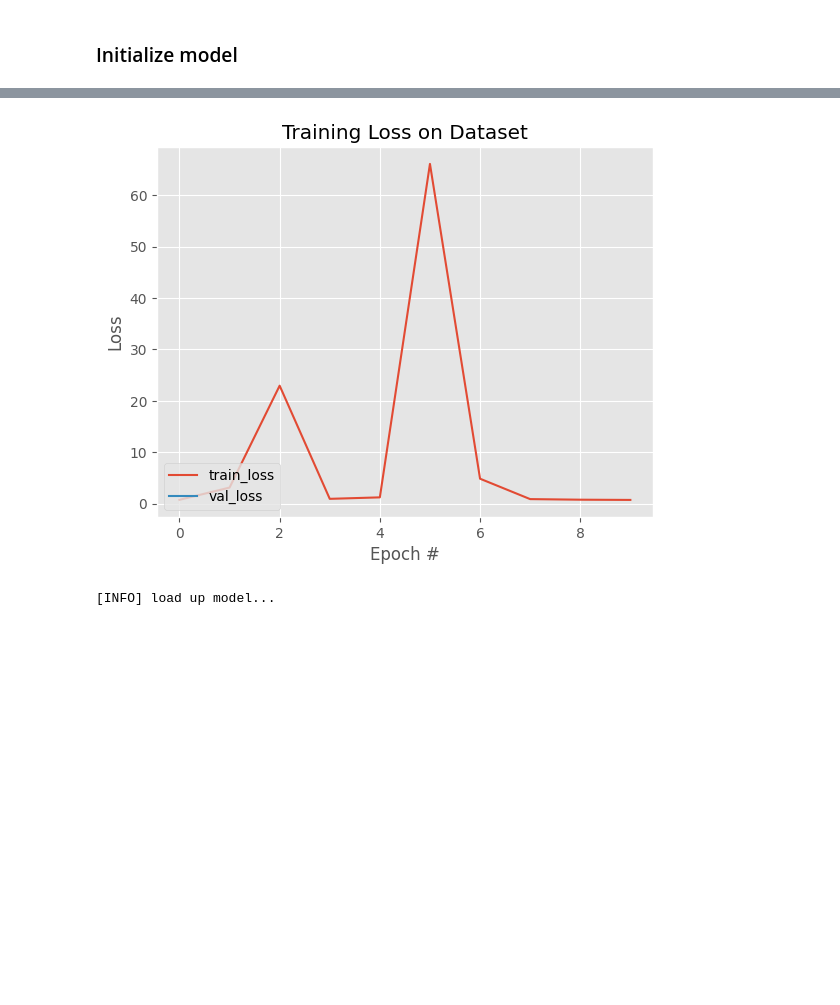
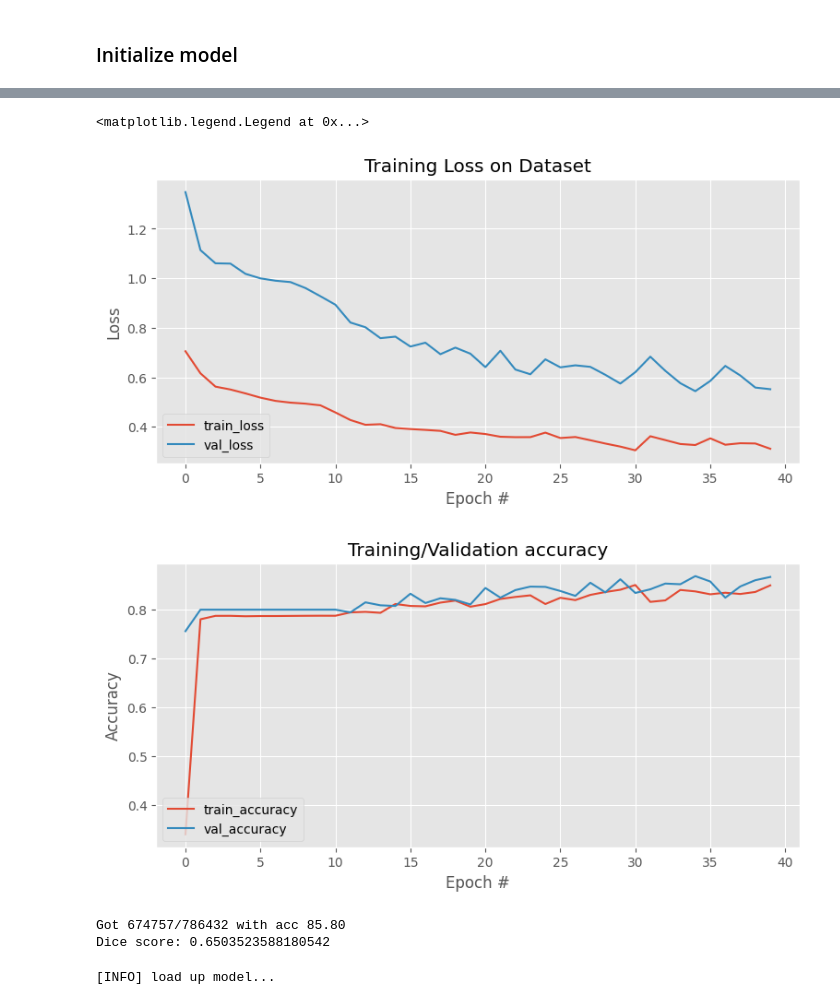
Before and after one commit to helenprokonina/Segmentation, a Jupyter notebook: HW_4.ipynb, the cells around one changed output, grey strips where cells are left out. Drawn from its saved outputs; the diff is of its cells as text; code cells hidden in the pictures; blank space fills up the shorter version.

Commit message:
model trained

```diff
--- a/HW_4.ipynb
+++ b/HW_4.ipynb
@@ -323,6 +348,8 @@ H = {"train_loss": [], "val_loss": []}
 # loop over epochs
 print("[INFO] training the network...")
 startTime = time.time()
+train_acc=[]
+val_acc=[]
 for e in tqdm(range(NUM_EPOCHS)):
 	# set the model in training mode
 	unet.train()
@@ -330,6 +357,9 @@ for e in tqdm(range(NUM_EPOCHS)):
 	totalTrainLoss = 0
 	totalValLoss = 0
 	# loop over the training set
+	num_correct = 0
+	num_pixels = 0
+	dice_score = 0
 	for (i, (x, y)) in enumerate(trainLoader):
 		# send the input to the device
 		(x, y) = (x.to(DEVICE), y.to(DEVICE))
@@ -346,6 +376,21 @@ for e in tqdm(range(NUM_EPOCHS)):
 		opt.step()
 		# add the loss to the total training loss so far
 		totalTrainLoss += loss
+
+		#compute metrics
+		pred = torch.sigmoid(pred)
+		pred =(pred > 0.5).float()
+		num_correct += (pred == y).sum()
+		num_pixels += torch.numel(pred)
+		dice_score += (2 * (pred * y).sum())/((pred + y).sum() + 1e-8)
+
+	print(f"Train accuracy: {num_correct/num_pixels:.2f} Dice score: {dice_score/len(trainLoader):.2f}")
+	train_acc.append(num_correct / num_pixels)
+
+
+	num_correct = 0
+	num_pixels = 0
+	dice_score = 0
 	# switch off autograd
 	with torch.no_grad():
 		# set the model in evaluation mode
@@ -358,6 +403,17 @@ for e in tqdm(range(NUM_EPOCHS)):
 			# make the predictions and calculate the validation loss
 			pred = unet(x).squeeze().to(torch.float32)
 			totalValLoss += lossFunc(pred, y)
+
+			#compute metrics
+			pred = torch.sigmoid(pred)
+			pred = (pred > 0.5).float()
+			num_correct += (pred == y).sum()
+			num_pixels += torch.numel(pred)
+			dice_score += (2 * (pred * y).sum()) / ((pred + y).sum() + 1e-8)
+
+	print(f"Val accuracy: {num_correct/num_pixels:.2f} Dice score: {dice_score/len(trainLoader):.2f}")
+
+	val_acc.append(num_correct/num_pixels)
 	# calculate the average training and validation loss
 	avgTrainLoss = totalTrainLoss / trainSteps
 	avgValLoss = totalValLoss / valSteps
@@ -366,8 +422,7 @@ for e in tqdm(range(NUM_EPOCHS)):
 	H["val_loss"].append(avgValLoss.cpu().detach().numpy())
 	# print the model training and validation information
 	print("[INFO] EPOCH: {}/{}".format(e + 1, NUM_EPOCHS))
-	print("Train loss: {:.6f}, Val loss: {:.4f}".format(
-		avgTrainLoss, avgValLoss))
+	print("Train loss: {:.6f}, Val loss: {:.4f}".format(avgTrainLoss, avgValLoss))
 # display the total time needed to perform the training
 endTime = time.time()
 print("[INFO] total time taken to train the model: {:.2f}s".format(
@@ -397,18 +474,29 @@ Train loss: 0.488673, Val loss: 0.9354
 # %%
 # plot the training loss
 plt.style.use("ggplot")
-plt.figure()
+plt.figure(figsize=(9, 4))
 plt.plot(H["train_loss"], label="train_loss")
 plt.plot(H["val_loss"], label="val_loss")
 plt.title("Training Loss on Dataset")
 plt.xlabel("Epoch #")
 plt.ylabel("Loss")
 plt.legend(loc="lower left")
 plt.savefig(PLOT_PATH)
 # serialize the model to disk
 torch.save(unet, MODEL_PATH)
+
+plt.style.use("ggplot")
+plt.figure(figsize=(9, 4))
+plt.plot(range(len(train_acc)), train_acc, label="train_accuracy")
+plt.plot(range(len(val_acc)), val_acc, label="val_accuracy")
+plt.title("Training/Validation accuracy")
+plt.xlabel("Epoch #")
+plt.ylabel("Accuracy")
+plt.legend(loc="lower left")
 # %% [output]
+<matplotlib.legend.Legend at 0x...>
-[figure, old version]
+[figure, new version]
+[figure, added]
 # %%
 def prepare_plot(origImage, origMask, predMask):
 	# initialize our figure
@@ -427 +538,6 @@ def prepare_plot(origImage, origMask, predMask):
+# %%
+make_predictions(testLoader, unet)
+# %% [output]
+Got 674757/786432 with acc 85.80
+Dice score: 0.6503523588180542
 # %%
```
Also changed, not shown: parts of 10 cells of this notebook.
